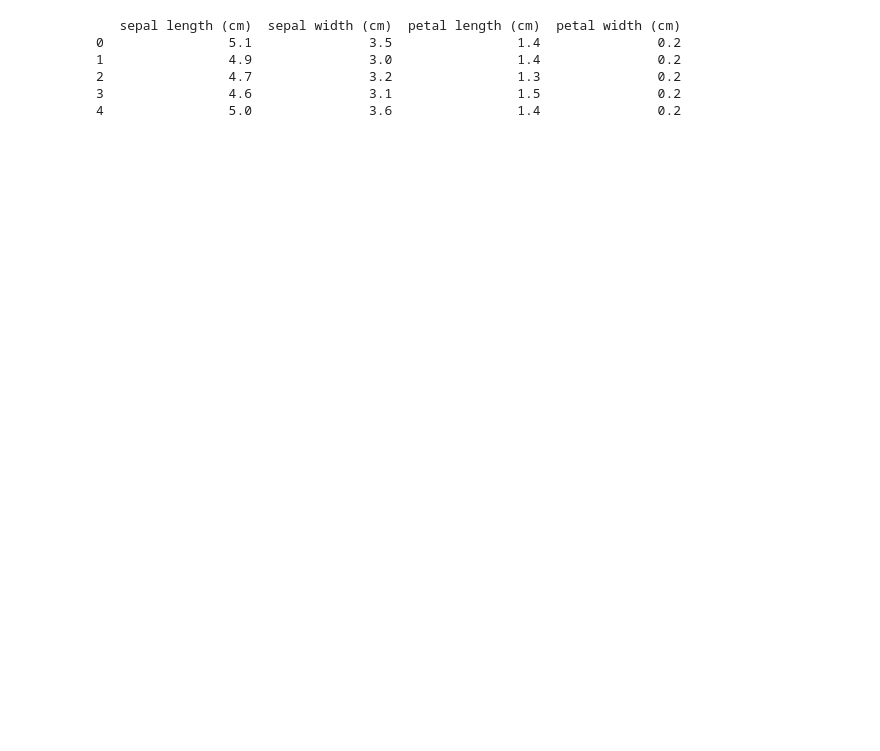
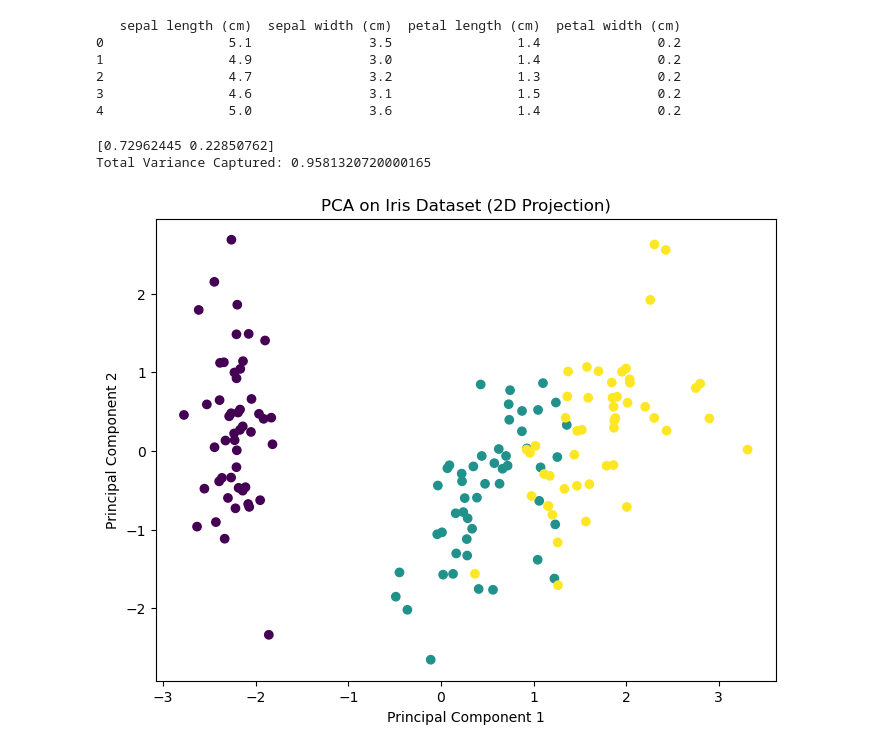
Before and after one commit to kamranalisays/applied-machine-learning-agorithms, a Jupyter notebook: PCA/pca.ipynb, the cells around one changed output. Drawn from its saved outputs; the diff is of its cells as text; code cells hidden in the pictures; blank space fills up the shorter version.

Commit message:
PCA - Principal Component Analysis

```diff
--- a/PCA/pca.ipynb
+++ b/PCA/pca.ipynb
@@ -30,2 +34,9 @@ X_scaled = scaler.fit_transform(X)
 pca = PCA(n_components=2)
 X_pca = pca.fit_transform(X_scaled)
+# %%
+# Check
+print(pca.explained_variance_ratio_)
+print("Total Variance Captured:" ,sum(pca.explained_variance_ratio_))
+# %% [output]
+[0.72962445 0.22850762]
+Total Variance Captured: 0.9581320720000165
@@ -31,0 +46,11 @@ X_pca = pca.fit_transform(X_scaled)
+# %%
+
+
+plt.figure(figsize=(8,6))
+plt.scatter(X_pca[:,0], X_pca[:,1], c=data.target, cmap='viridis')
+plt.xlabel('Principal Component 1')
+plt.ylabel('Principal Component 2')
+plt.title('PCA on Iris Dataset (2D Projection)')
+plt.show()
+# %% [output]
+[figure, added]
```
Also changed, not shown: parts of 4 cells of this notebook.
